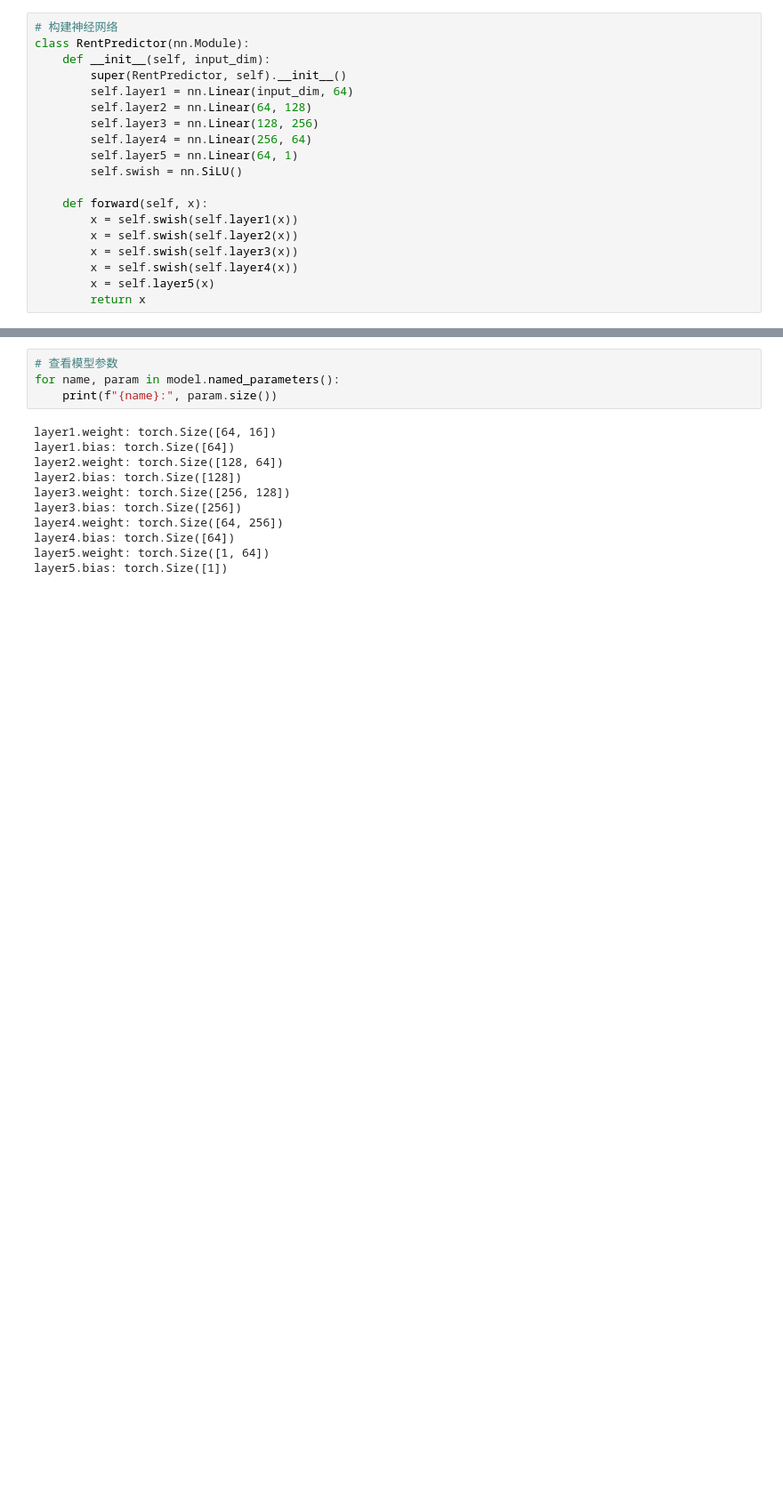
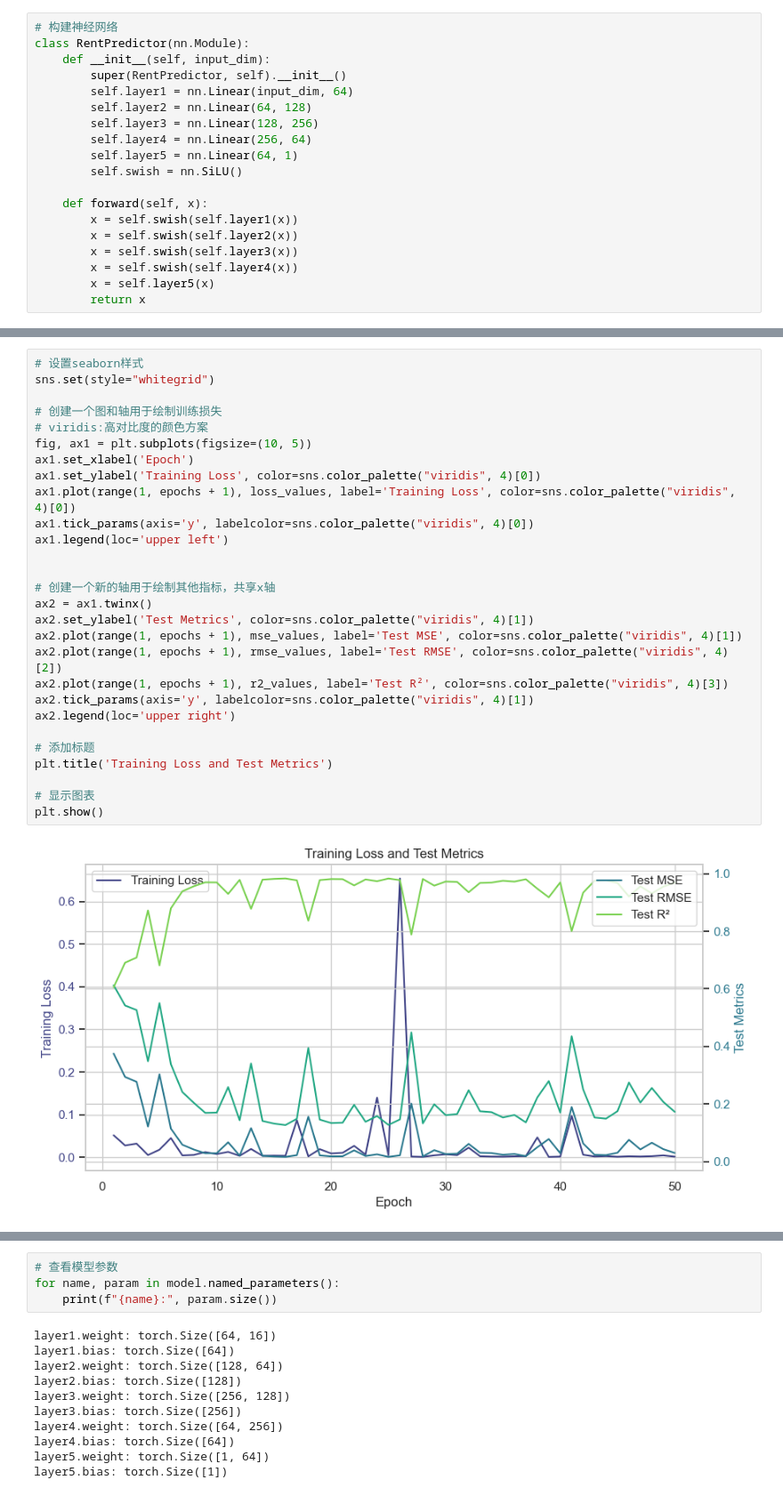
Before and after one commit to Lisicheng999/rent_prediction, a Jupyter notebook: analysis_DL.ipynb, the cells around one changed output, grey strips where cells are left out. Shown at 89% size. Cells and saved outputs as stored; diff of their text form; blank space fills up the shorter version.

```diff
--- a/analysis_DL.ipynb
+++ b/analysis_DL.ipynb
@@ -294,0 +360,30 @@ Epoch 20/20, Loss: 0.0019452314591035247, Val Loss: 0.03597533330321312
+# %%
+# 设置seaborn样式
+sns.set(style="whitegrid")
+
+# 创建一个图和轴用于绘制训练损失
+# viridis:高对比度的颜色方案
+fig, ax1 = plt.subplots(figsize=(10, 5))
+ax1.set_xlabel('Epoch')
+ax1.set_ylabel('Training Loss', color=sns.color_palette("viridis", 4)[0])
+ax1.plot(range(1, epochs + 1), loss_values, label='Training Loss', color=sns.color_palette("viridis", 4)[0])
+ax1.tick_params(axis='y', labelcolor=sns.color_palette("viridis", 4)[0])
+ax1.legend(loc='upper left')
+
+
+# 创建一个新的轴用于绘制其他指标，共享x轴
+ax2 = ax1.twinx()
+ax2.set_ylabel('Test Metrics', color=sns.color_palette("viridis", 4)[1])
+ax2.plot(range(1, epochs + 1), mse_values, label='Test MSE', color=sns.color_palette("viridis", 4)[1])
+ax2.plot(range(1, epochs + 1), rmse_values, label='Test RMSE', color=sns.color_palette("viridis", 4)[2])
+ax2.plot(range(1, epochs + 1), r2_values, label='Test R²', color=sns.color_palette("viridis", 4)[3])
+ax2.tick_params(axis='y', labelcolor=sns.color_palette("viridis", 4)[1])
+ax2.legend(loc='upper right')
+
+# 添加标题
+plt.title('Training Loss and Test Metrics')
+
+# 显示图表
+plt.show()
+# %% [output]
+[figure, added]
```
Also changed, not shown: parts of 13 cells of this notebook, 12 other files.
